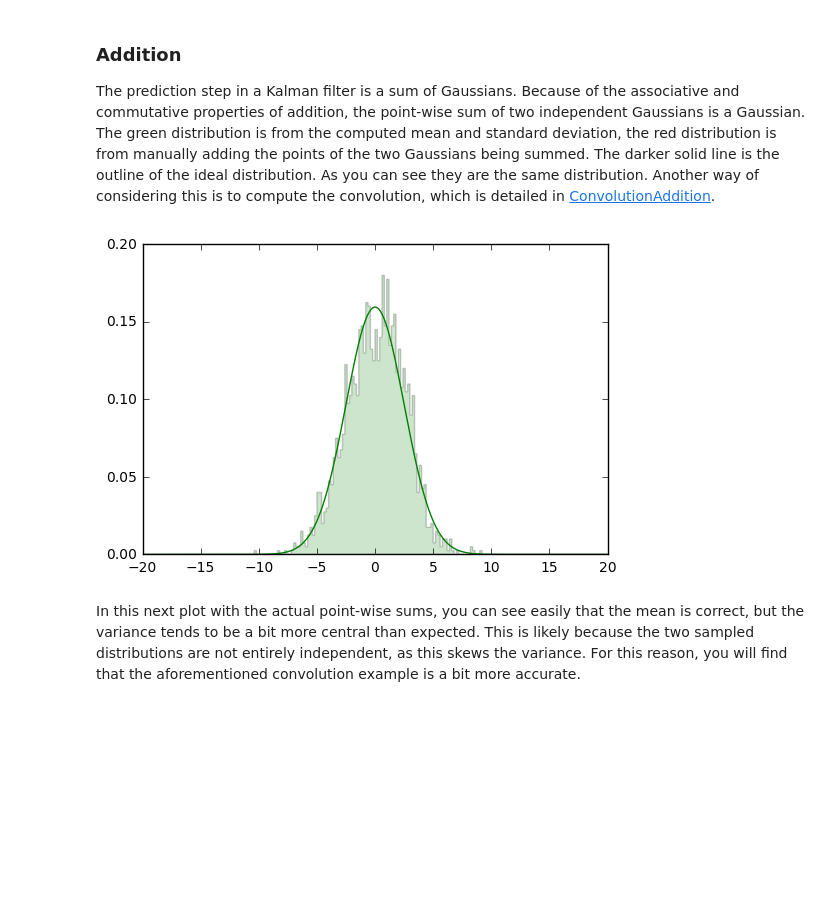
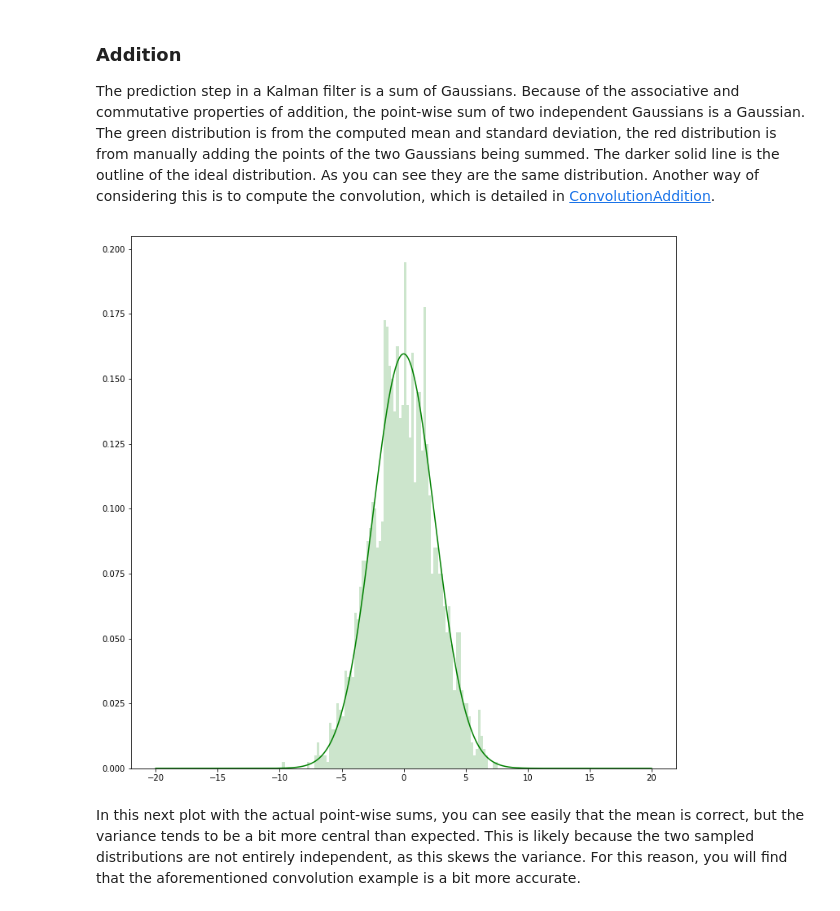
Before and after one commit to CompScienceClub/python-kalman-filter-presentation, a Jupyter notebook: jupyter/Gaussian.ipynb, the cells around one changed output. Saved outputs shown, nothing was run; the diff lists cells and outputs as text; code cells hidden in the pictures; blank space fills up the shorter version.

```diff
--- a/jupyter/Gaussian.ipynb
+++ b/jupyter/Gaussian.ipynb
@@ -103,23 +107,25 @@ class Compute:
 
 The prediction step in a Kalman filter is a sum of Gaussians.  Because of the associative and commutative properties of addition, the point-wise sum of two independent Gaussians is a Gaussian.  The green distribution is from the computed mean and standard deviation, the red distribution is from manually adding the points of the two Gaussians being summed.  The darker solid line is the outline of the ideal distribution.  As you can see they are the same distribution.  Another way of considering this is to compute the convolution, which is detailed in [ConvolutionAddition](ConvolutionAddition.ipynb).
 # %%
+plt.figure(figsize=(12,12))
+
 p = Plot()
 g = Gaussian()
 c = Compute()
 
 dist1 = (-5.0, 2.0)
 dist2 = (5.0, 0.5)
 
 # The PDF as a green curve
 c.add(dist1, dist2)
 g.plot_pdf(p, c.dist)
 
 # Histogram data in green using computed parameters
 g.plot_samples(p, c.dist)
 
 p.show()
 # %% [output]
-[figure, old version]
+[figure, new version]
 # %% [markdown]
 In this next plot with the actual point-wise sums, you can see easily that the mean is correct, but the variance tends to be a bit more central than expected.  This is likely because the two sampled distributions are not entirely independent, as this skews the variance.  For this reason, you will find that the aforementioned convolution example is a bit more accurate.
 # %%
```
Also changed, not shown: parts of 6 cells of this notebook, 5 other files.
